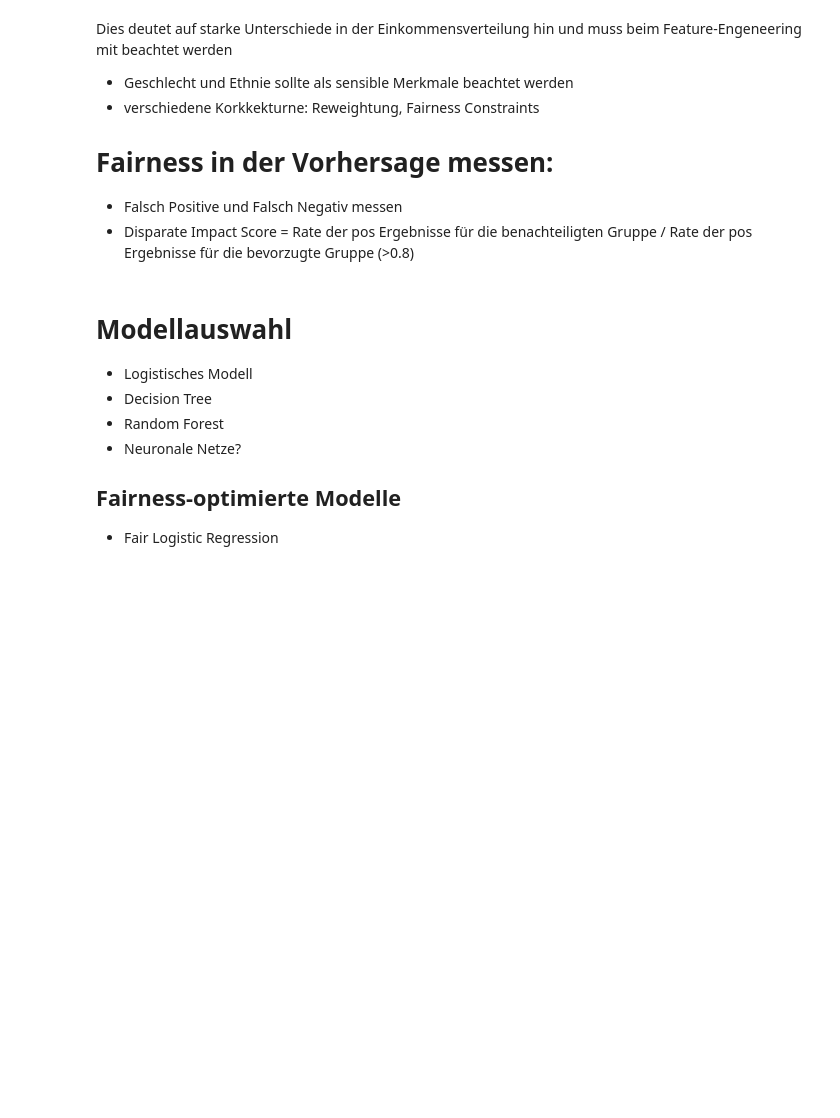
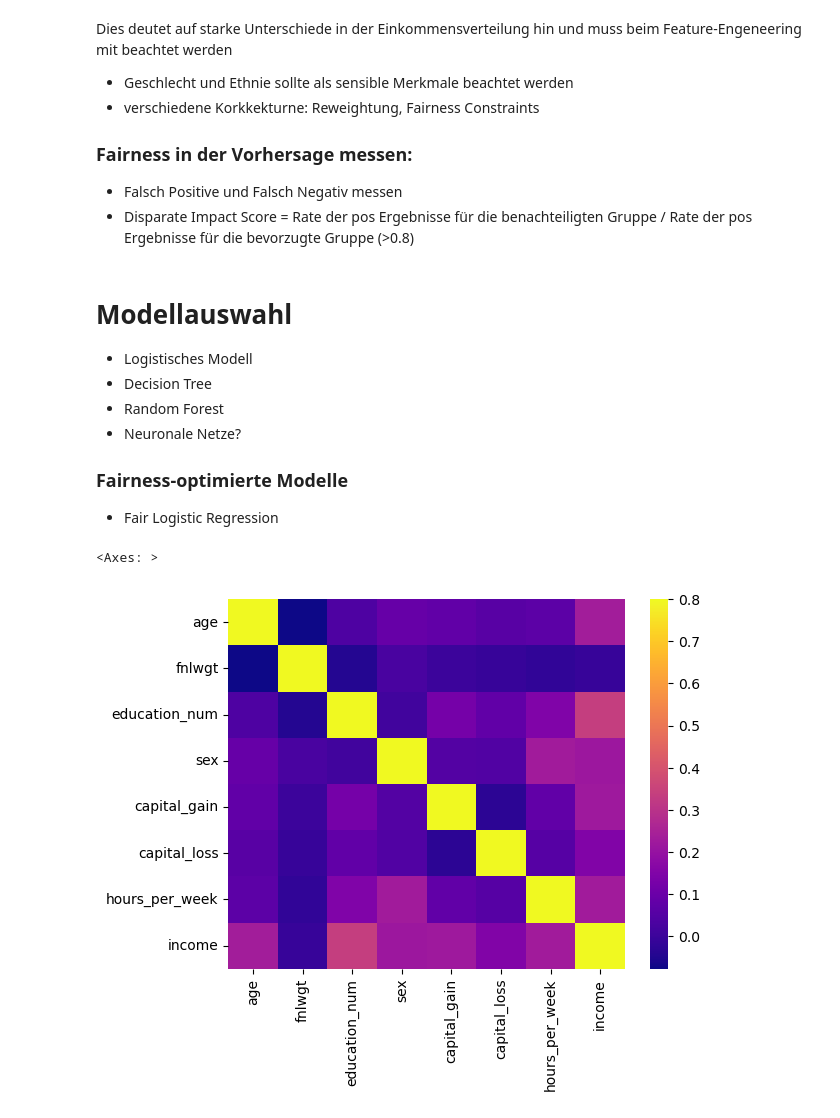
Before and after one commit to TobiasKipp3592/Adult_Cencus_Income_Project, a Jupyter notebook: data_science.ipynb, the cells around one changed output. Saved outputs shown, nothing was run; the diff lists cells and outputs as text; code cells hidden in the pictures; blank space fills up the shorter version.

```diff
--- a/data_science.ipynb
+++ b/data_science.ipynb
@@ -56,7 +59,7 @@ Dies deutet auf starke Unterschiede in der Einkommensverteilung hin und muss bei
 - Geschlecht und Ethnie sollte als sensible Merkmale beachtet werden
 - verschiedene Korkkekturne: Reweightung, Fairness Constraints
 
-# Fairness in der Vorhersage messen:
+### Fairness in der Vorhersage messen:
 - Falsch Positive und Falsch Negativ messen
 - Disparate Impact Score = Rate der pos Ergebnisse für die benachteiligten Gruppe / Rate der pos Ergebnisse für die bevorzugte Gruppe (>0.8)
 # %% [markdown]
@@ -65,8 +68,14 @@ Dies deutet auf starke Unterschiede in der Einkommensverteilung hin und muss bei
 - Decision Tree
 - Random Forest
 - Neuronale Netze?
-## Fairness-optimierte Modelle
+### Fairness-optimierte Modelle
 - Fair Logistic Regression
 # %%
 # Variablen umwandeln
 df = preprocess_data(df)
+# %%
+df_numeric = df.select_dtypes(include=["int64"])
+sns.heatmap(df_numeric.corr(),cmap="plasma", vmax=0.8)
+# %% [output]
+<Axes: >
+[figure, added]
```
Also changed, not shown: parts of 7 cells of this notebook.
